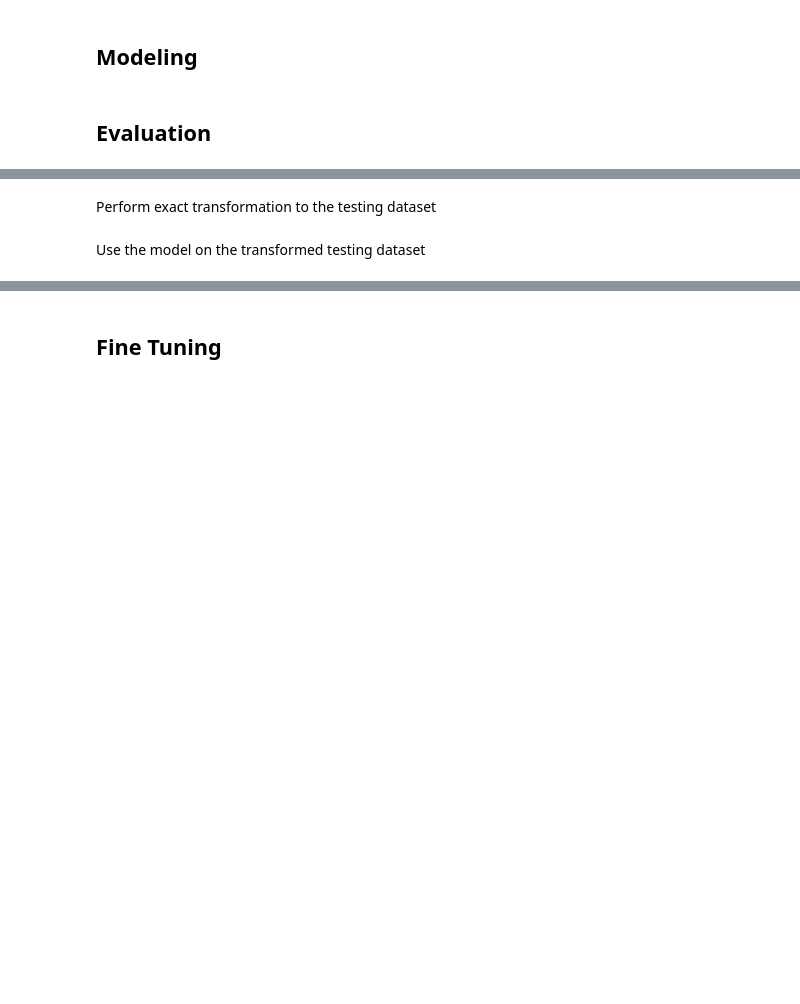
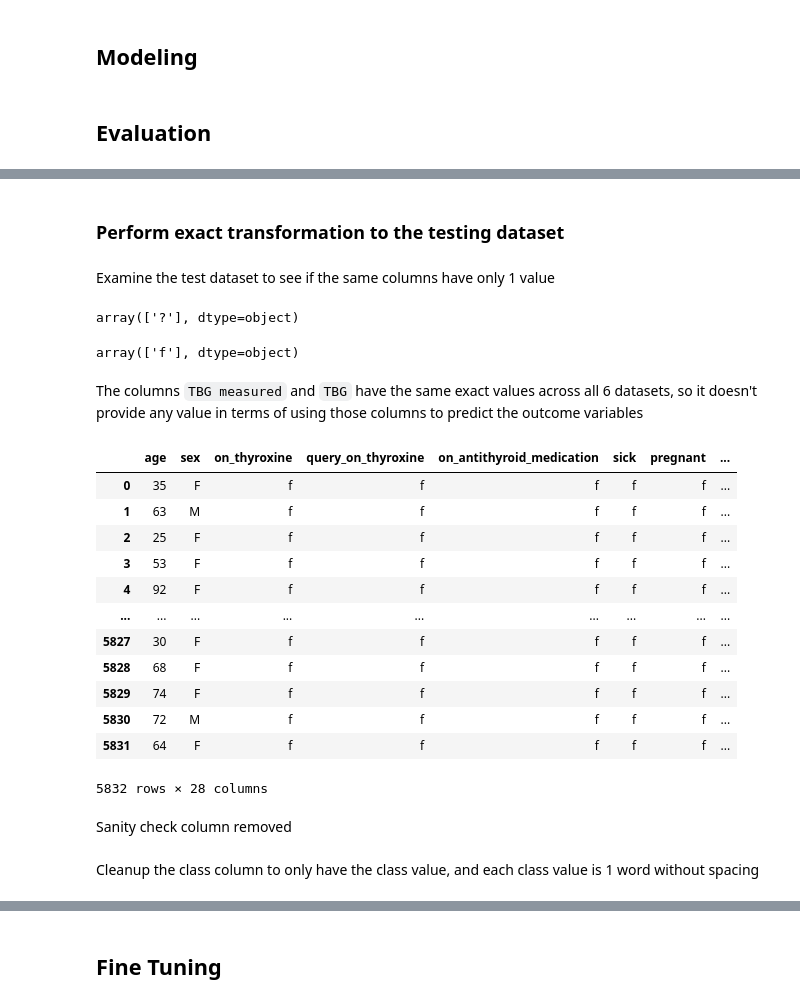
Before and after one commit to dflin96/UChicago-ADSP-31009-ON1-Machine-Learning-Predictive-Analytics-FnalProject-ThyroidDisease, a Jupyter notebook: ThyroidDisease.ipynb, the cells around one changed output, grey strips where cells are left out. Saved outputs shown, nothing was run; the diff lists cells and outputs as text; code cells hidden in the pictures; blank space fills up the shorter version.

```diff
--- a/ThyroidDisease.ipynb
+++ b/ThyroidDisease.ipynb
@@ -1118,0 +1034,2 @@ Load in the testing dataset
+# %%
+testing_files = IdentifyTestingFiles()
@@ -1118,0 +1046,4 @@ Load in the testing dataset
+# %%
+df_testing = PopulateMasterTestSet(testing_files)
+df_testing.columns = col_names
+df_testing.head()
@@ -1119,4 +1058,33 @@ Load in the testing dataset
 # %% [markdown]
-Perform exact transformation to the testing dataset
+### Perform exact transformation to the testing dataset
-# %% [markdown]
-Use the model on the transformed testing dataset
+# %% [markdown]
+Examine the test dataset to see if the same columns have only 1 value
+# %%
+df_testing.TBG.unique()
+# %% [output]
+array(['?'], dtype=object)
+# %%
+df_testing.TBG_measured.unique()
+# %% [output]
+array(['f'], dtype=object)
+# %% [markdown]
+The columns `TBG measured` and `TBG` have the same exact values across all 6 datasets, so it doesn't provide any value in terms of using those columns to predict the outcome variables
+# %%
+df_testing.drop(columns=['TBG_measured', 'TBG'], axis=1, inplace=True)
+df_testing
+# %% [output]
+|  | age | sex | on_thyroxine | query_on_thyroxine | on_antithyroid_medication | sick | pregnant | ... |
+| 0 | 35 | F | f | f | f | f | f | ... |
+| 1 | 63 | M | f | f | f | f | f | ... |
+| 2 | 25 | F | f | f | f | f | f | ... |
+| 3 | 53 | F | f | f | f | f | f | ... |
+| 4 | 92 | F | f | f | f | f | f | ... |
+| ... | ... | ... | ... | ... | ... | ... | ... | ... |
+| 5827 | 30 | F | f | f | f | f | f | ... |
+| 5828 | 68 | F | f | f | f | f | f | ... |
+| 5829 | 74 | F | f | f | f | f | f | ... |
+| 5830 | 72 | M | f | f | f | f | f | ... |
+| 5831 | 64 | F | f | f | f | f | f | ... |
+5832 rows × 28 columns
+# %% [markdown]
+Sanity check column removed
@@ -1122,0 +1095,2 @@ Use the model on the transformed testing dataset
+# %% [markdown]
+Cleanup the class column to only have the class value, and each class value is 1 word without spacing
```
Also changed, not shown: parts of 59 cells of this notebook.
